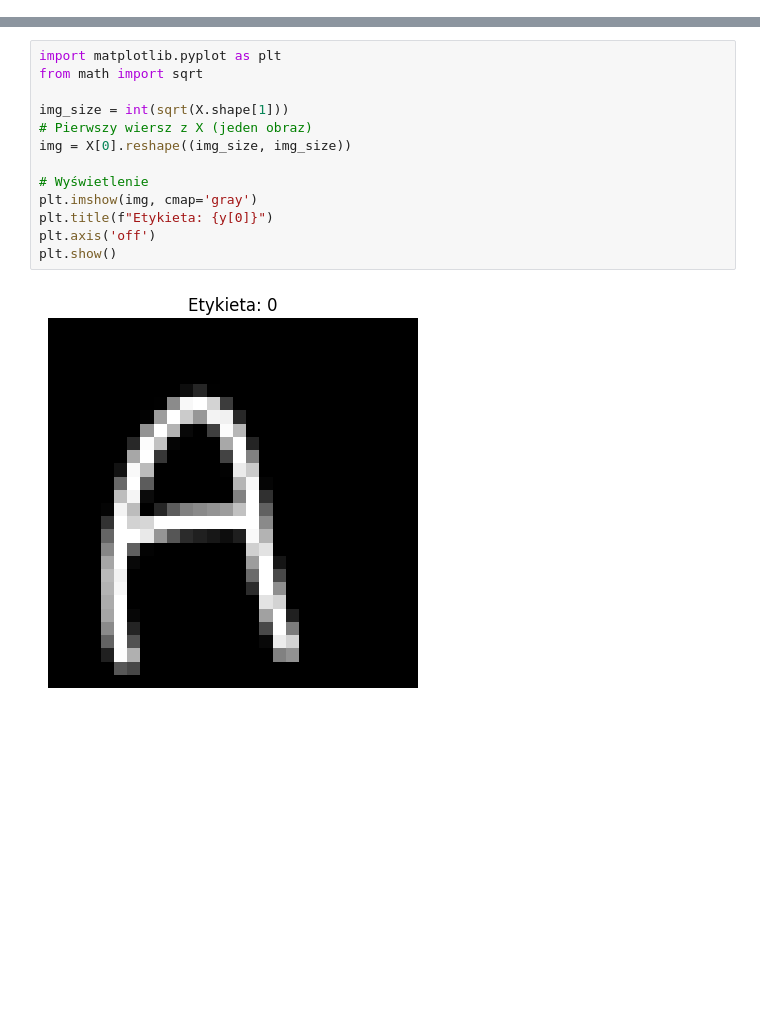
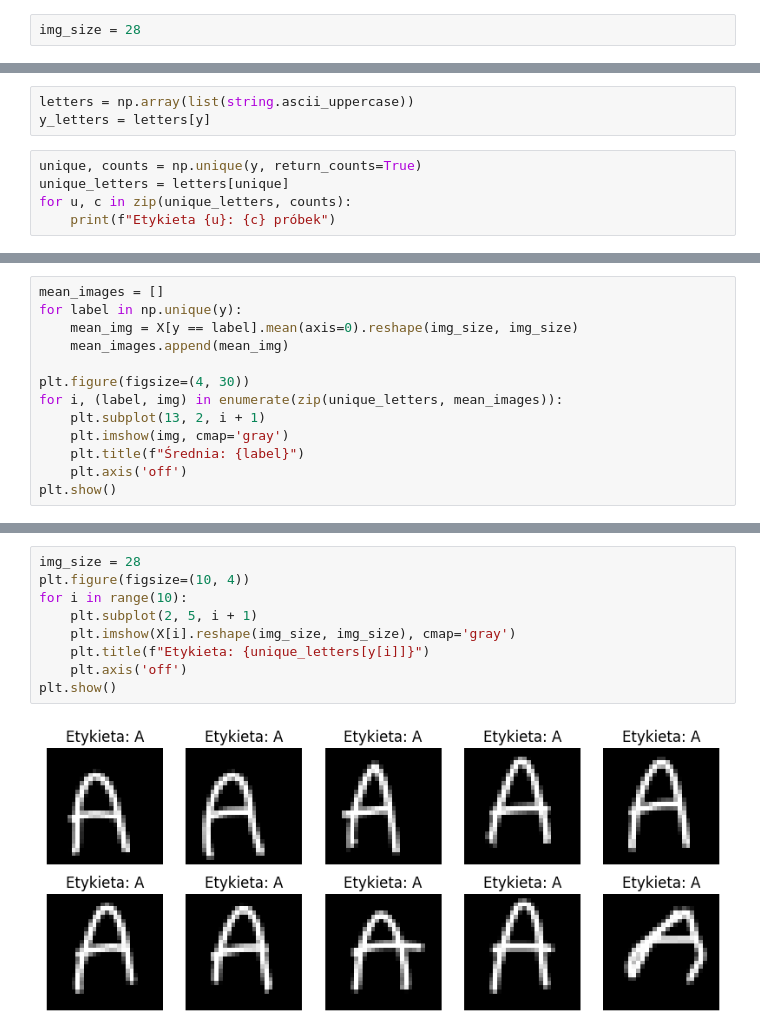
Before and after one commit to JustKoshi/litery_lacinskie_nn, a Jupyter notebook: Notatniki/projekt_notatnik.ipynb, the cells around one changed output, grey strips where cells are left out. Cells and saved outputs as stored; diff of their text form; blank space fills up the shorter version.

```diff
--- a/Notatniki/projekt_notatnik.ipynb
+++ b/Notatniki/projekt_notatnik.ipynb
@@ -14,0 +34,2 @@ X /= 255.0
+# %%
+img_size = 28
@@ -14,0 +38,8 @@ X /= 255.0
+# %%
+letters = np.array(list(string.ascii_uppercase))
+y_letters = letters[y]
+# %%
+unique, counts = np.unique(y, return_counts=True)
+unique_letters = letters[unique]
+for u, c in zip(unique_letters, counts):
+    print(f"Etykieta {u}: {c} próbek")
@@ -14,0 +91,13 @@ X /= 255.0
+# %%
+mean_images = []
+for label in np.unique(y):
+    mean_img = X[y == label].mean(axis=0).reshape(img_size, img_size)
+    mean_images.append(mean_img)
+
+plt.figure(figsize=(4, 30))
+for i, (label, img) in enumerate(zip(unique_letters, mean_images)):
+    plt.subplot(13, 2, i + 1)
+    plt.imshow(img, cmap='gray')
+    plt.title(f"Średnia: {label}")
+    plt.axis('off')
+plt.show()
@@ -15,15 +106,11 @@ X /= 255.0
 # %%
-import matplotlib.pyplot as plt
-from math import sqrt
-
-img_size = int(sqrt(X.shape[1]))
-# Pierwszy wiersz z X (jeden obraz)
-img = X[0].reshape((img_size, img_size))
-
-# Wyświetlenie
-plt.imshow(img, cmap='gray')
-plt.title(f"Etykieta: {y[0]}")
-plt.axis('off')
+img_size = 28
+plt.figure(figsize=(10, 4))
+for i in range(10):
+    plt.subplot(2, 5, i + 1)
+    plt.imshow(X[i].reshape(img_size, img_size), cmap='gray')
+    plt.title(f"Etykieta: {unique_letters[y[i]]}")
+    plt.axis('off')
 plt.show()
 # %% [output]
-[figure, old version]
+[figure, new version]
```
Also changed, not shown: parts of 14 cells of this notebook.
